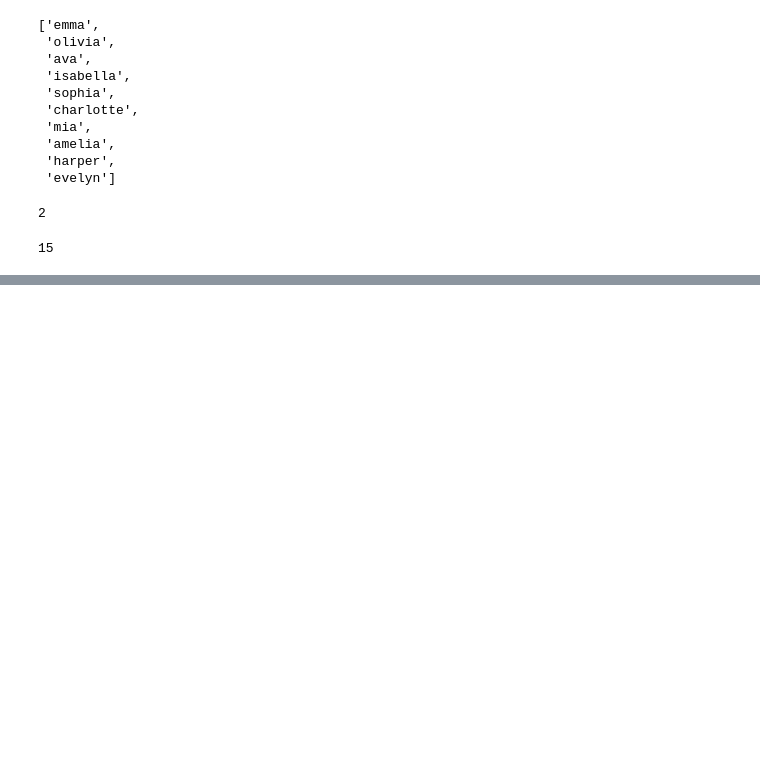
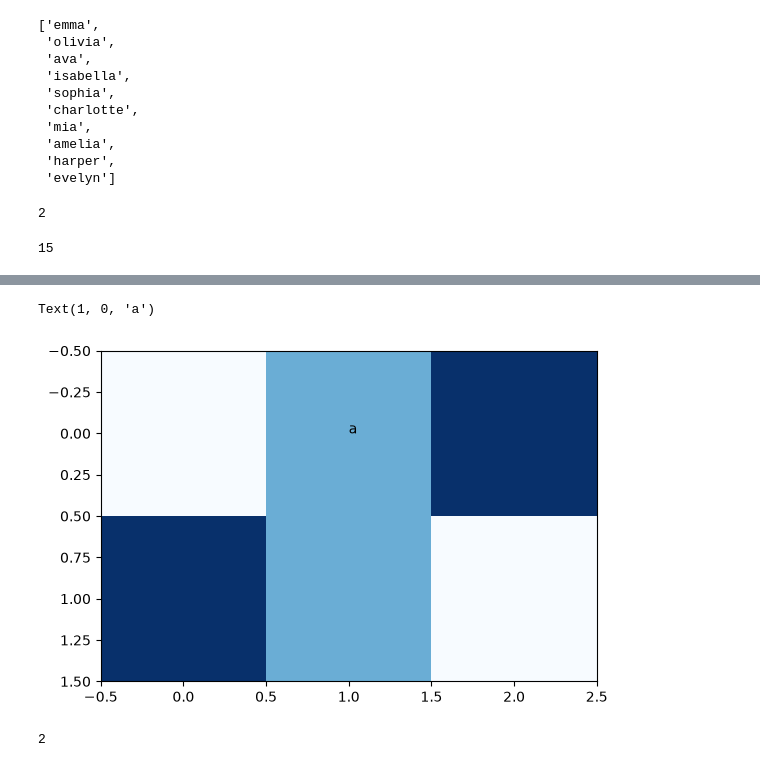
Before and after one commit to syncrodazt/micrograd-from-scratch, a Jupyter notebook: makemore/build-makemore-01.ipynb, the cells around one changed output, grey strips where cells are left out. Cells and saved outputs as stored; diff of their text form; code cells hidden in the pictures; blank space fills up the shorter version.

```diff
--- a/makemore/build-makemore-01.ipynb
+++ b/makemore/build-makemore-01.ipynb
@@ -76,0 +96,11 @@ plt.imshow(N, cmap="Blues")
+# %%
+X = [[0, 1, 2], [2, 1, 0]]
+plt.imshow(X, cmap="Blues")
+plt.text(1, 0, "a")
+# %% [output]
+Text(1, 0, 'a')
+[figure, added]
+# %%
+print(X[1][0])
+# %% [output]
+2
```
Also changed, not shown: parts of 8 cells of this notebook, 2 other files.
